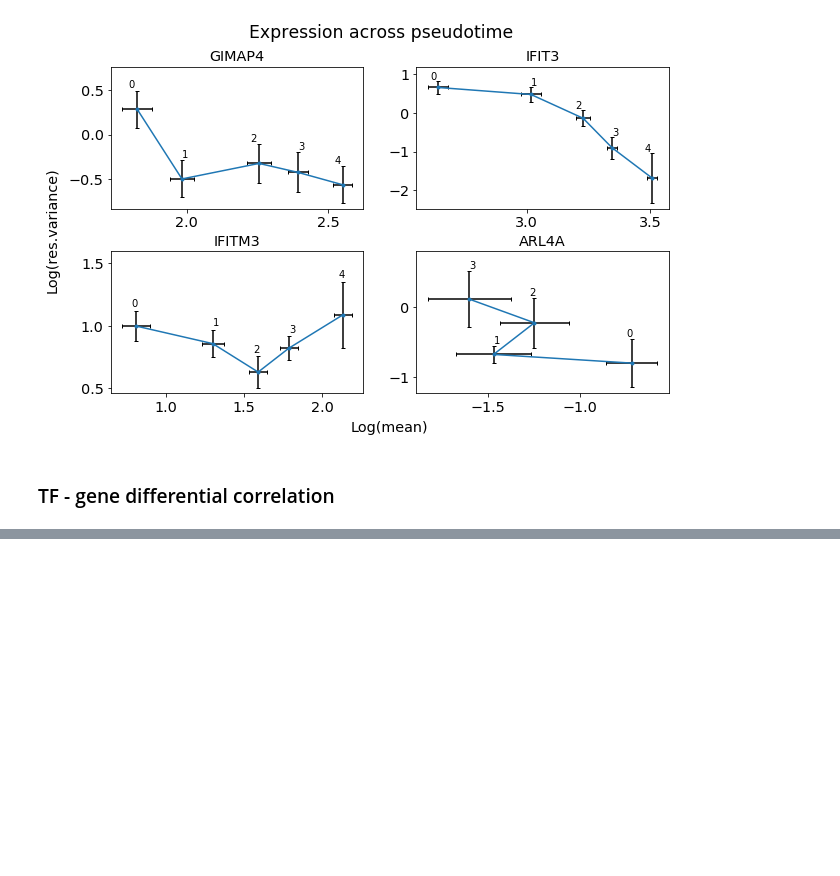
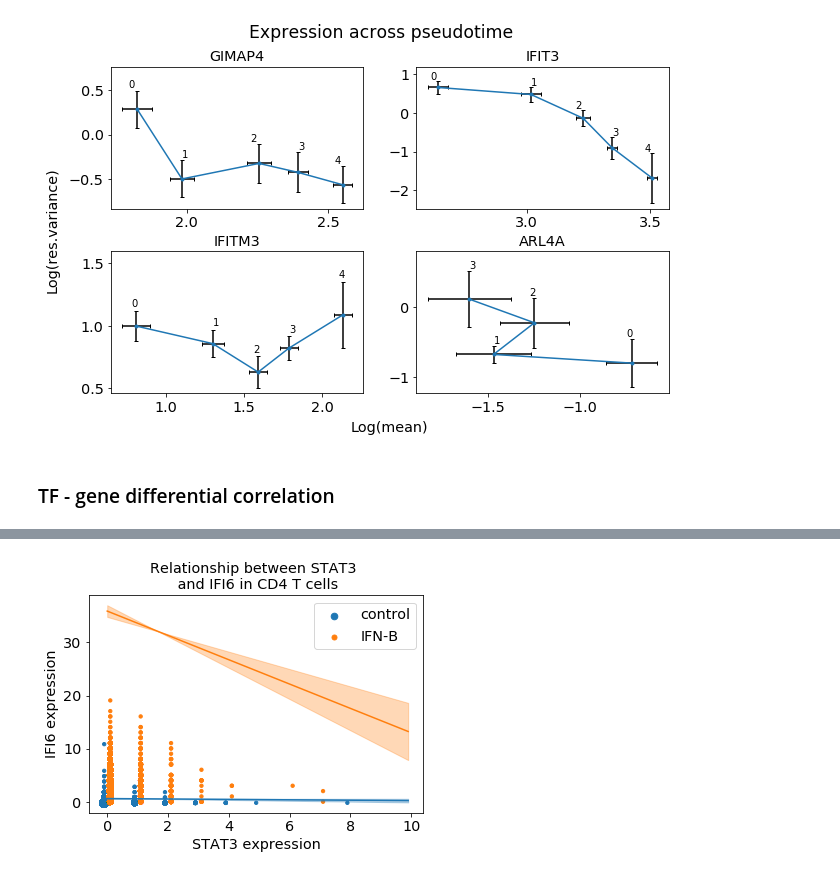
Before and after one commit to yelabucsf/scrna-parameter-estimation, a Jupyter notebook: examples/interferon_stimulation/interferon_analysis_notebook.ipynb, the cells around one changed output, grey strips where cells are left out. Cells and saved outputs as stored; diff of their text form; code cells hidden in the pictures; blank space fills up the shorter version.

```diff
--- a/examples/interferon_stimulation/interferon_analysis_notebook.ipynb
+++ b/examples/interferon_stimulation/interferon_analysis_notebook.ipynb
@@ -980,0 +767,4 @@ estimator.hypothesis_test_result_2d[frozenset([ct_1, ct_2])]
+# %%
+plot_diff_corr(dc_result, corr_ci, moment_dict_1d, 'CD4 T cells', 'STAT3', 'IFI6', offset=0.1)
+# %% [output]
+[figure, added]
```
Also changed, not shown: parts of 59 cells of this notebook, 4 other files.
